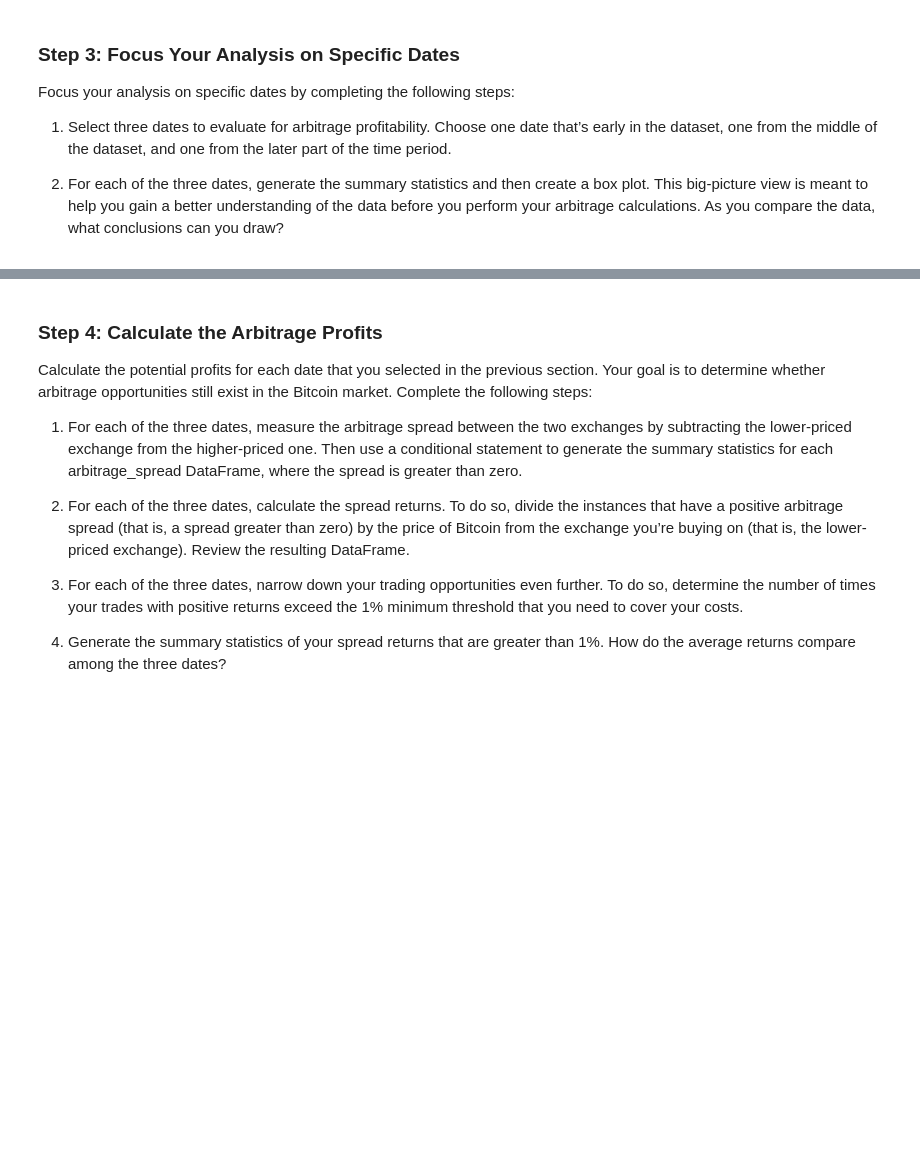
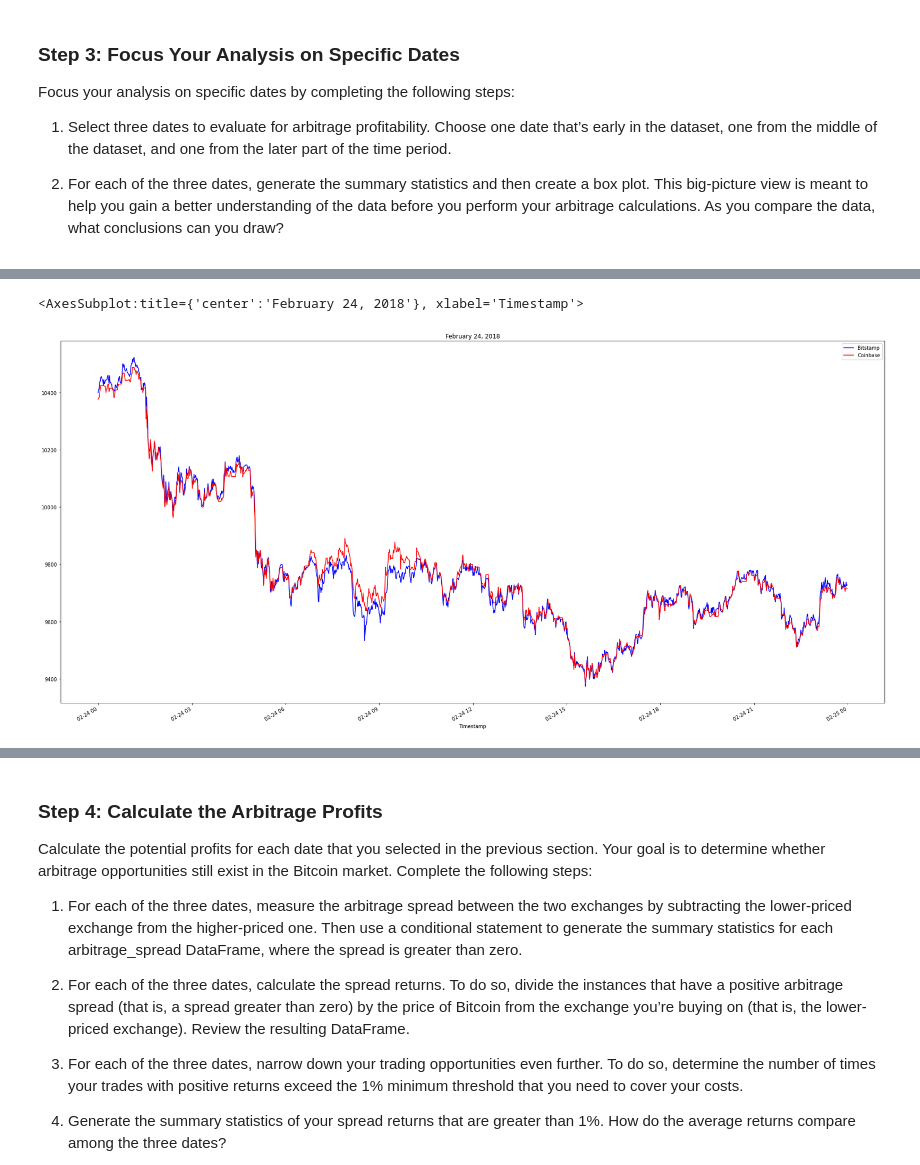
Before and after one commit to Th33na/crypto-arbitrage, a Jupyter notebook: crypto_arbitrage.ipynb, the cells around one changed output, grey strips where cells are left out. Drawn from its saved outputs; the diff is of its cells as text; code cells hidden in the pictures; blank space fills up the shorter version.

```diff
--- a/crypto_arbitrage.ipynb
+++ b/crypto_arbitrage.ipynb
@@ -215,8 +336,17 @@ arbitrage_spread_early.plot(kind="box", legend=True, figsize=(10, 15), title="Ar
+# %%
+# Create a slice for middle date in the dataset
+# Create variables that are easy to adjust all through out the app, in case I want to use a different date
+bitstamp_sliced_middle = bitstamp_sliced.loc['2018-02-24']
+coinbase_sliced_middle = coinbase_sliced.loc['2018-02-24']
+middle_slice_plot_title = "February 24, 2018"
 # %%
 # Create an overlay plot that visualizes the two dataframes over a period of one day from the middle of the dataset.
 # Be sure that the plots include the parameters `legend`, `figsize`, `title`, `color` and `label`
-bitstamp_sliced.loc['2018-02-24'].plot(legend=True, figsize=(30, 15), title="February 24, 2018", color="blue", label="Bitstamp")
-coinbase_sliced.loc['2018-02-24'].plot(legend=True, figsize=(30, 15), color="red", label="Coinbase")
+bitstamp_sliced_middle.plot(legend=True, figsize=(30, 15), title=middle_slice_plot_title, color="blue", label="Bitstamp")
+coinbase_sliced_middle.plot(legend=True, figsize=(30, 15), color="red", label="Coinbase")
+# %% [output]
+<AxesSubplot:title={'center':'February 24, 2018'}, xlabel='Timestamp'>
+[figure, added]
 # %%
 # Using the date in the middle that you have selected, calculate the arbitrage spread
 # by subtracting the bitstamp lower closing prices from the coinbase higher closing prices
```
Also changed, not shown: parts of 59 cells of this notebook.
